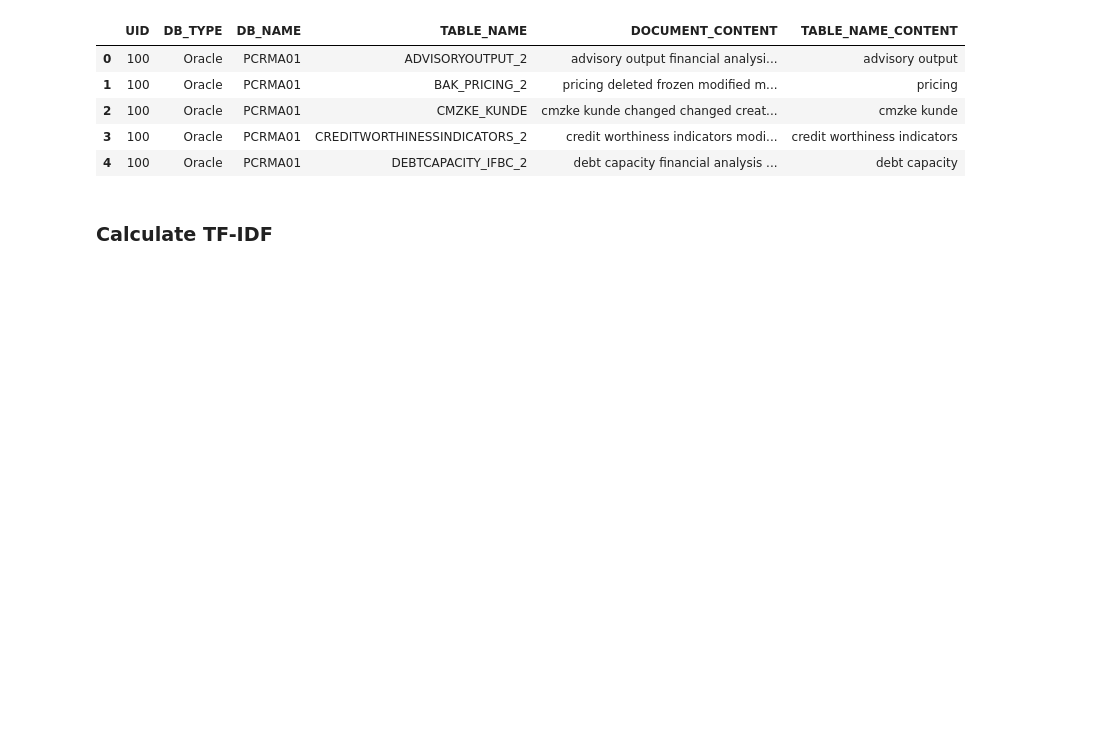
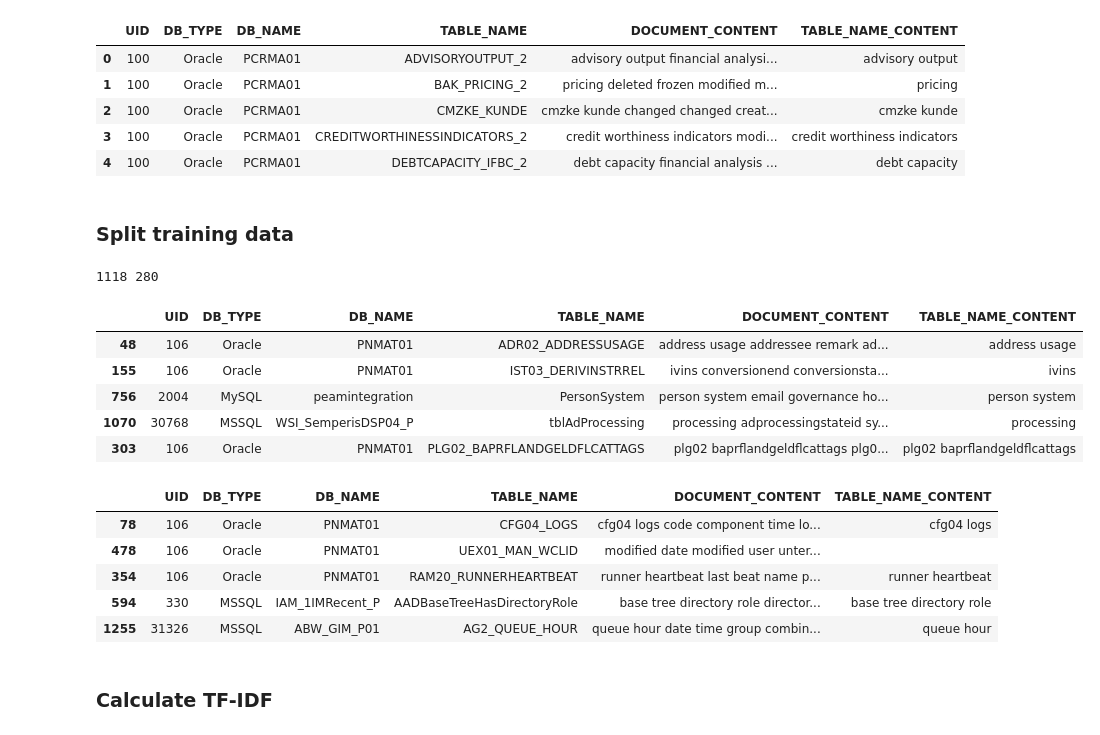
Before and after one commit to imod/ml_ta, a Jupyter notebook: rai_db_clustering.ipynb, the cells around one changed output. Saved outputs shown, nothing was run; the diff lists cells and outputs as text; code cells hidden in the pictures; blank space fills up the shorter version.

```diff
--- a/rai_db_clustering.ipynb
+++ b/rai_db_clustering.ipynb
@@ -282,6 +273,32 @@ display(df_grouped.head())
 # %%
 # write a CSV with the table names and their split names
 df_grouped[['TABLE_NAME', 'TABLE_NAME_CONTENT']].to_csv('table_name_content.csv', index=False)
+# %% [markdown]
+### Split training data
+# %%
+from sklearn.model_selection import train_test_split
+import numpy as np
+
+# Split the data into train, validation, and test sets, but as we don't the target values, we just fill it with zeros
+X_trainval, X_test, y_trainval, y_test = train_test_split(df_grouped, np.zeros(len(df_grouped)), test_size=0.2, random_state=42)
+
+print(len(X_trainval), len(X_test))
+display(X_trainval.head())
+display(X_test.head())
+# %% [output]
+1118 280
+|  | UID | DB_TYPE | DB_NAME | TABLE_NAME | DOCUMENT_CONTENT | TABLE_NAME_CONTENT |
+| 48 | 106 | Oracle | PNMAT01 | ADR02_ADDRESSUSAGE | address usage addressee remark ad... | address usage |
+| 155 | 106 | Oracle | PNMAT01 | IST03_DERIVINSTRREL | ivins conversionend conversionsta... | ivins |
+| 756 | 2004 | MySQL | peamintegration | PersonSystem | person system email governance ho... | person system |
+| 1070 | 30768 | MSSQL | WSI_SemperisDSP04_P | tblAdProcessing | processing adprocessingstateid sy... | processing |
+| 303 | 106 | Oracle | PNMAT01 | PLG02_BAPRFLANDGELDFLCATTAGS | plg02 baprflandgeldflcattags plg0... | plg02 baprflandgeldflcattags |
+|  | UID | DB_TYPE | DB_NAME | TABLE_NAME | DOCUMENT_CONTENT | TABLE_NAME_CONTENT |
+| 78 | 106 | Oracle | PNMAT01 | CFG04_LOGS | cfg04 logs code component time lo... | cfg04 logs |
+| 478 | 106 | Oracle | PNMAT01 | UEX01_MAN_WCLID | modified date modified user unter... |  |
+| 354 | 106 | Oracle | PNMAT01 | RAM20_RUNNERHEARTBEAT | runner heartbeat last beat name p... | runner heartbeat |
+| 594 | 330 | MSSQL | IAM_1IMRecent_P | AADBaseTreeHasDirectoryRole | base tree directory role director... | base tree directory role |
+| 1255 | 31326 | MSSQL | ABW_GIM_P01 | AG2_QUEUE_HOUR | queue hour date time group combin... | queue hour |
 # %% [markdown]
 ### Calculate TF-IDF
 # %%
```
Also changed, not shown: parts of 11 cells of this notebook.
